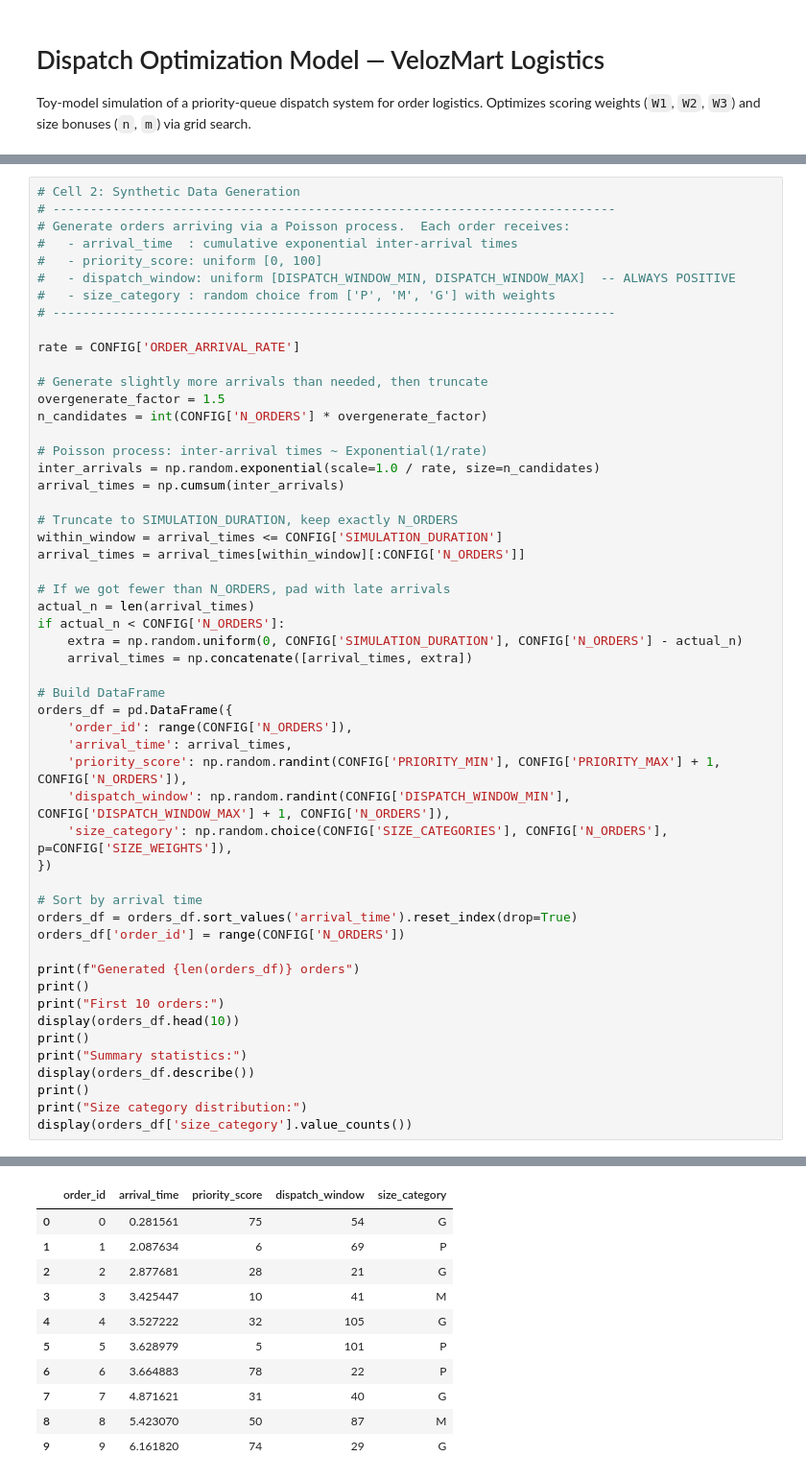
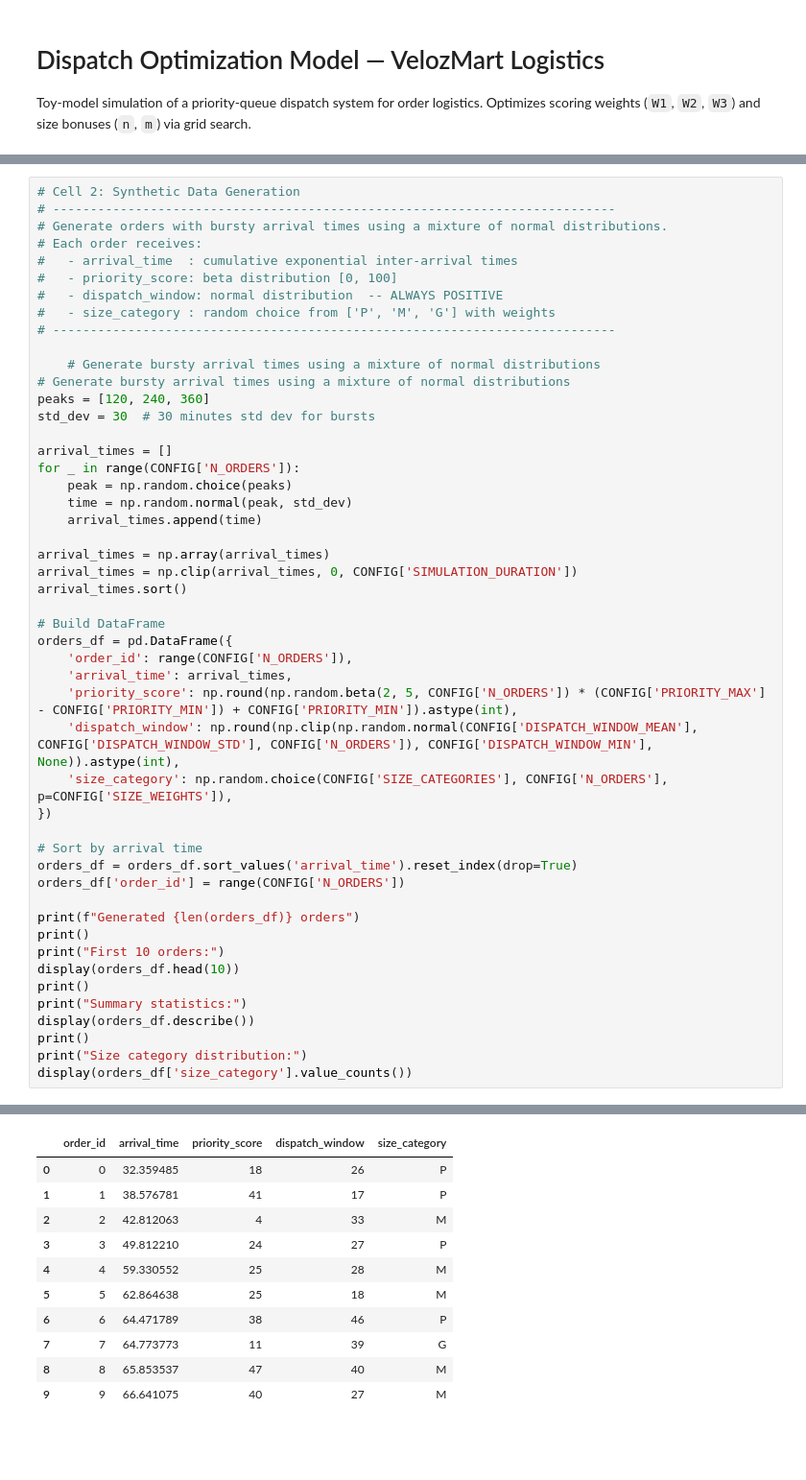
Before and after one commit to rifusaki/velozMart, a Jupyter notebook: src/model.ipynb, the cells around one changed output, grey strips where cells are left out. Shown at 96% size. Cells and saved outputs as stored; diff of their text form; blank space fills up the shorter version.

Commit message:
added bursty order arrival to stress the model

```diff
--- a/src/model.ipynb
+++ b/src/model.ipynb
@@ -69,39 +70,35 @@ Dispatch capacity: 2 orders/min
 # %%
 # Cell 2: Synthetic Data Generation
 # ---------------------------------------------------------------------------
-# Generate orders arriving via a Poisson process.  Each order receives:
+# Generate orders with bursty arrival times using a mixture of normal distributions.
+# Each order receives:
 #   - arrival_time  : cumulative exponential inter-arrival times
-#   - priority_score: uniform [0, 100]
-#   - dispatch_window: uniform [DISPATCH_WINDOW_MIN, DISPATCH_WINDOW_MAX]  -- ALWAYS POSITIVE
+#   - priority_score: beta distribution [0, 100]
+#   - dispatch_window: normal distribution  -- ALWAYS POSITIVE
 #   - size_category : random choice from ['P', 'M', 'G'] with weights
 # ---------------------------------------------------------------------------
 
-rate = CONFIG['ORDER_ARRIVAL_RATE']
+    # Generate bursty arrival times using a mixture of normal distributions
+# Generate bursty arrival times using a mixture of normal distributions
+peaks = [120, 240, 360]
+std_dev = 30  # 30 minutes std dev for bursts
 
-# Generate slightly more arrivals than needed, then truncate
-overgenerate_factor = 1.5
-n_candidates = int(CONFIG['N_ORDERS'] * overgenerate_factor)
+arrival_times = []
+for _ in range(CONFIG['N_ORDERS']):
+    peak = np.random.choice(peaks)
+    time = np.random.normal(peak, std_dev)
+    arrival_times.append(time)
 
-# Poisson process: inter-arrival times ~ Exponential(1/rate)
-inter_arrivals = np.random.exponential(scale=1.0 / rate, size=n_candidates)
-arrival_times = np.cumsum(inter_arrivals)
-
-# Truncate to SIMULATION_DURATION, keep exactly N_ORDERS
-within_window = arrival_times <= CONFIG['SIMULATION_DURATION']
-arrival_times = arrival_times[within_window][:CONFIG['N_ORDERS']]
-
-# If we got fewer than N_ORDERS, pad with late arrivals
-actual_n = len(arrival_times)
-if actual_n < CONFIG['N_ORDERS']:
-    extra = np.random.uniform(0, CONFIG['SIMULATION_DURATION'], CONFIG['N_ORDERS'] - actual_n)
-    arrival_times = np.concatenate([arrival_times, extra])
+arrival_times = np.array(arrival_times)
+arrival_times = np.clip(arrival_times, 0, CONFIG['SIMULATION_DURATION'])
+arrival_times.sort()
 
 # Build DataFrame
 orders_df = pd.DataFrame({
     'order_id': range(CONFIG['N_ORDERS']),
     'arrival_time': arrival_times,
-    'priority_score': np.random.randint(CONFIG['PRIORITY_MIN'], CONFIG['PRIORITY_MAX'] + 1, CONFIG['N_ORDERS']),
-    'dispatch_window': np.random.randint(CONFIG['DISPATCH_WINDOW_MIN'], CONFIG['DISPATCH_WINDOW_MAX'] + 1, CONFIG['N_ORDERS']),
+    'priority_score': np.round(np.random.beta(2, 5, CONFIG['N_ORDERS']) * (CONFIG['PRIORITY_MAX'] - CONFIG['PRIORITY_MIN']) + CONFIG['PRIORITY_MIN']).astype(int),
+    'dispatch_window': np.round(np.clip(np.random.normal(CONFIG['DISPATCH_WINDOW_MEAN'], CONFIG['DISPATCH_WINDOW_STD'], CONFIG['N_ORDERS']), CONFIG['DISPATCH_WINDOW_MIN'], None)).astype(int),
     'size_category': np.random.choice(CONFIG['SIZE_CATEGORIES'], CONFIG['N_ORDERS'], p=CONFIG['SIZE_WEIGHTS']),
 })
 
@@ -124,15 +121,15 @@ Generated 800 orders
 
 First 10 orders:
 |  | order_id | arrival_time | priority_score | dispatch_window | size_category |
-| 0 | 0 | 0.281561 | 75 | 54 | G |
-| 1 | 1 | 2.087634 | 6 | 69 | P |
-| 2 | 2 | 2.877681 | 28 | 21 | G |
-| 3 | 3 | 3.425447 | 10 | 41 | M |
-| 4 | 4 | 3.527222 | 32 | 105 | G |
-| 5 | 5 | 3.628979 | 5 | 101 | P |
-| 6 | 6 | 3.664883 | 78 | 22 | P |
-| 7 | 7 | 4.871621 | 31 | 40 | G |
-| 8 | 8 | 5.423070 | 50 | 87 | M |
-| 9 | 9 | 6.161820 | 74 | 29 | G |
+| 0 | 0 | 32.359485 | 18 | 26 | P |
+| 1 | 1 | 38.576781 | 41 | 17 | P |
+| 2 | 2 | 42.812063 | 4 | 33 | M |
+| 3 | 3 | 49.812210 | 24 | 27 | P |
+| 4 | 4 | 59.330552 | 25 | 28 | M |
+| 5 | 5 | 62.864638 | 25 | 18 | M |
+| 6 | 6 | 64.471789 | 38 | 46 | P |
+| 7 | 7 | 64.773773 | 11 | 39 | G |
+| 8 | 8 | 65.853537 | 47 | 40 | M |
+| 9 | 9 | 66.641075 | 40 | 27 | M |
 Summary statistics:
 |  | order_id | arrival_time | priority_score | dispatch_window |
```
Also changed, not shown: parts of 11 cells of this notebook.
